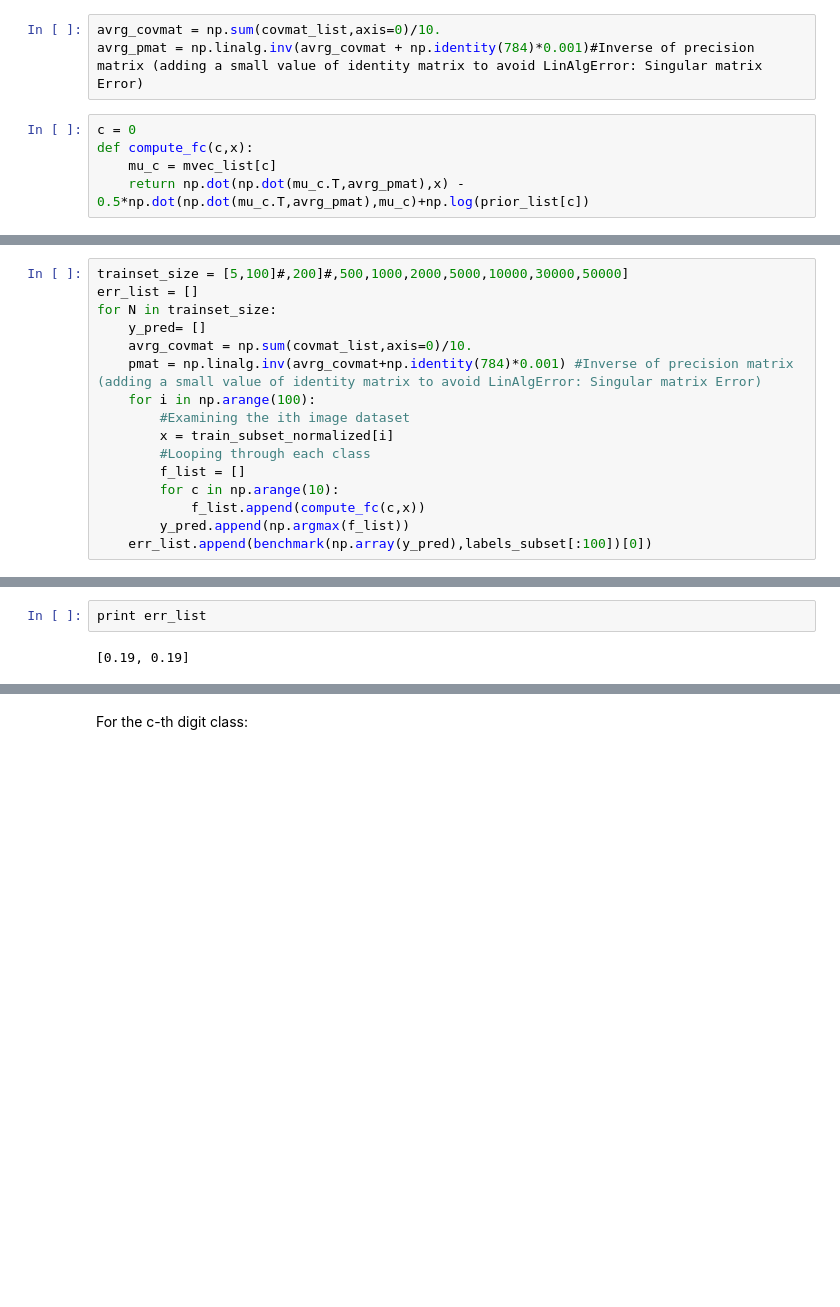
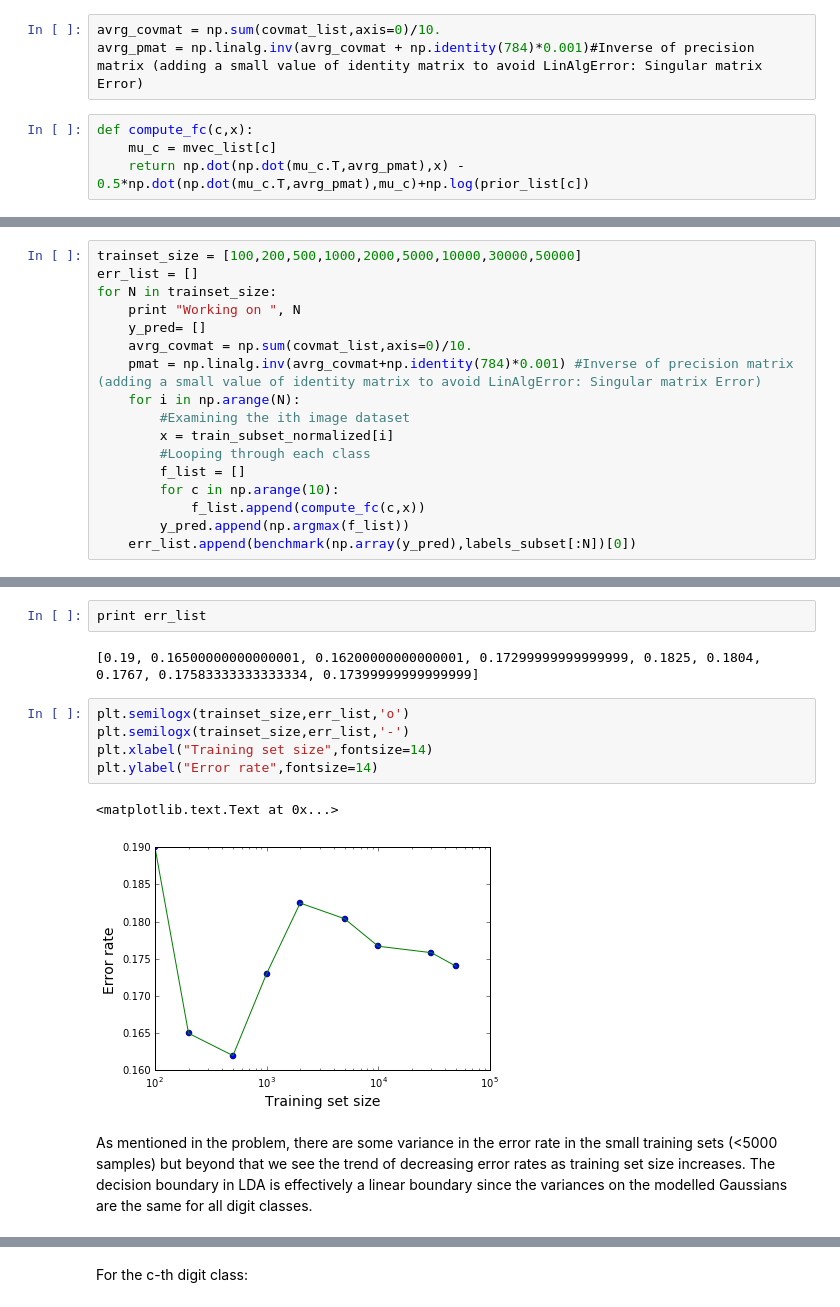
Before and after one commit to stevenchua/cs189, a Jupyter notebook: hw3/hw3.ipynb, the cells around one changed output, grey strips where cells are left out. Cells and saved outputs as stored; diff of their text form; blank space fills up the shorter version.

```diff
--- a/hw3/hw3.ipynb
+++ b/hw3/hw3.ipynb
@@ -387,7 +387,6 @@ We compute the f(x) for each digit class and then this gives us the probability
 avrg_covmat = np.sum(covmat_list,axis=0)/10.
 avrg_pmat = np.linalg.inv(avrg_covmat + np.identity(784)*0.001)#Inverse of precision matrix (adding a small value of identity matrix to avoid LinAlgError: Singular matrix Error)
 # %%
-c = 0
 def compute_fc(c,x):
     mu_c = mvec_list[c]
     return np.dot(np.dot(mu_c.T,avrg_pmat),x) - 0.5*np.dot(np.dot(mu_c.T,avrg_pmat),mu_c)+np.log(prior_list[c])
@@ -398,11 +393,12 @@ shape(train_subset_normalized)
 # %%
-trainset_size = [5,100]#,200]#,500,1000,2000,5000,10000,30000,50000]
+trainset_size = [100,200,500,1000,2000,5000,10000,30000,50000]
 err_list = []
 for N in trainset_size:
+    print "Working on ", N
     y_pred= []
     avrg_covmat = np.sum(covmat_list,axis=0)/10.
     pmat = np.linalg.inv(avrg_covmat+np.identity(784)*0.001) #Inverse of precision matrix (adding a small value of identity matrix to avoid LinAlgError: Singular matrix Error)
-    for i in np.arange(100):
+    for i in np.arange(N):
         #Examining the ith image dataset
         x = train_subset_normalized[i]
         #Looping through each class
@@ -410,4 +406,4 @@ for N in trainset_size:
         for c in np.arange(10):
             f_list.append(compute_fc(c,x))
         y_pred.append(np.argmax(f_list))
-    err_list.append(benchmark(np.array(y_pred),labels_subset[:100])[0])
+    err_list.append(benchmark(np.array(y_pred),labels_subset[:N])[0])
@@ -414,4 +420,14 @@ for N in trainset_size:
 # %%
 print err_list
 # %% [output]
-[0.19, 0.19]
+[0.19, 0.16500000000000001, 0.16200000000000001, 0.17299999999999999, 0.1825, 0.1804, 0.1767, 0.17583333333333334, 0.17399999999999999]
+# %%
+plt.semilogx(trainset_size,err_list,'o')
+plt.semilogx(trainset_size,err_list,'-')
+plt.xlabel("Training set size",fontsize=14)
+plt.ylabel("Error rate",fontsize=14)
+# %% [output]
+<matplotlib.text.Text at 0x...>
+[figure, added]
+# %% [markdown]
+As mentioned in the problem, there are some variance in the error rate in the small training sets (<5000 samples) but beyond that we see the trend of decreasing error rates as training set size increases. The decision boundary in LDA is effectively a linear boundary since the variances on the modelled Gaussians are the same for all digit classes.
```
Also changed, not shown: parts of 6 cells of this notebook.
